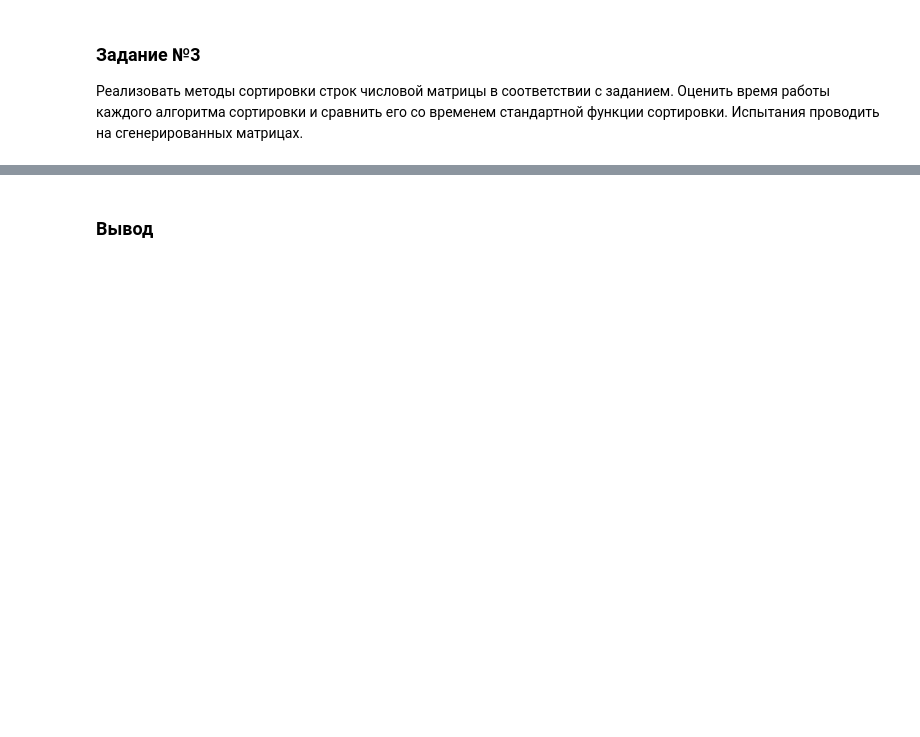
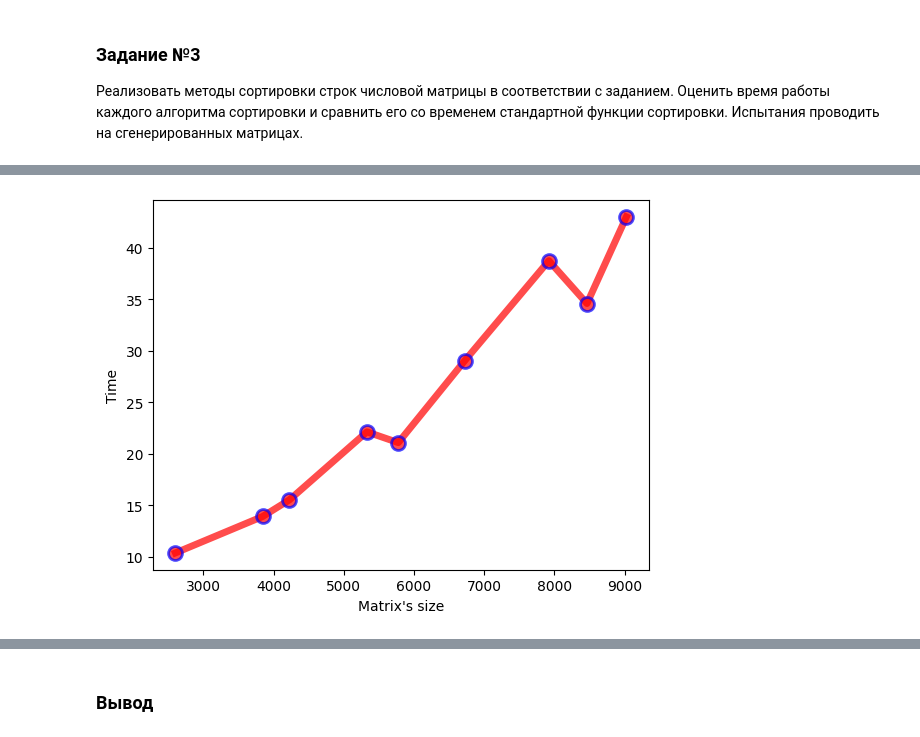
Before and after one commit to soochniik/DPSaA, a Jupyter notebook: labs/Lab1.ipynb, the cells around one changed output, grey strips where cells are left out. Drawn from its saved outputs; the diff is of its cells as text; code cells hidden in the pictures; blank space fills up the shorter version.

```diff
--- a/labs/Lab1.ipynb
+++ b/labs/Lab1.ipynb
@@ -402,13 +191,4 @@ print("Время работы встроенной сортировки: " + "-
 # %%
-#метод для генерации матрицы
-def generateArray(m=32, n=18, min_limit=54, max_limit=145):
-    Matrix = [[random.randint(min_limit, max_limit) for j in range(n)] for i in range(m)]
-    for i in range(m):
-        for j in range(n):
-            print(Matrix[i][j], end = ' ')
-        print()
-    return Matrix
-
 #метод для турнирной сортировки
 def tournamentSort(arr):
     a = arr.copy()
@@ -444,19 +224,7 @@ def forTournamentSort(arr):
         arr[j] = x
         t[len(t) - len(arr) - len(arr) % 2 + index] = None
 
-s = input()
-s_list = s.split()
-print("Сгенерированная матрица:")
-if len(s_list) == 1:
-    arrayExample = generateArray(int(s_list[0]))
-if len(s_list) == 2:
-    arrayExample = generateArray(int(s_list[0]), int(s_list[1]))
-if len(s_list) == 3:
-    arrayExample = generateArray(int(s_list[0]), int(s_list[1]), int(s_list[2]))
-if len(s_list) == 4:
-    arrayExample = generateArray(int(s_list[0]), int(s_list[1]), int(s_list[2]), int(s_list[3]))
-if len(s_list) == 0:
-    arrayExample = generateArray()
+arrayExample = generateArray()
 
 start_time = time.time()
 tournamentSort(arrayExample)
@@ -574,0 +257,17 @@ plt.show()
+# %%
+#график для сортировки вставкой
+m = [51,62,65,73,76,82,89,92,95]
+n = [51,62,65,73,76,82,89,92,95]
+s = []
+t = []
+for i in range(9):
+    s.append(m[i]*n[i])
+    start_time = time.time()
+    insertionSort(generateArray(m[i],n[i]))
+    t.append((time.time() - start_time)*1000)
+plt.ylabel("Time")
+plt.xlabel("Matrix's size")
+plt.plot(s, t, 'o-r', alpha=0.7, label="first", lw=5, mec='b', mew=2, ms=10)
+plt.show()
+# %% [output]
+[figure, added]
```
Also changed, not shown: parts of 15 cells of this notebook.
